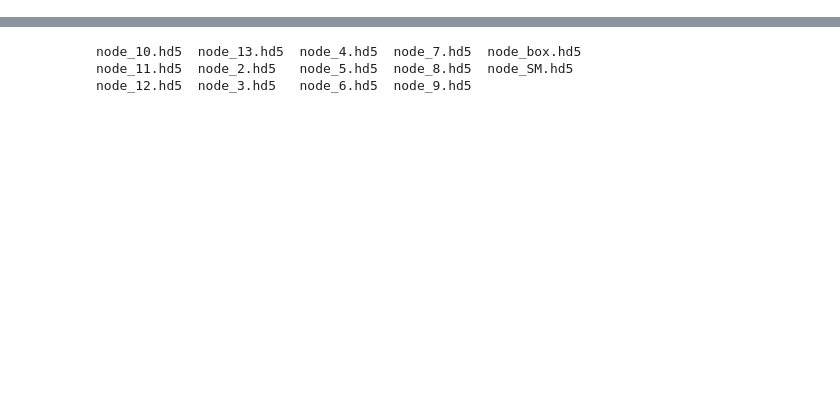
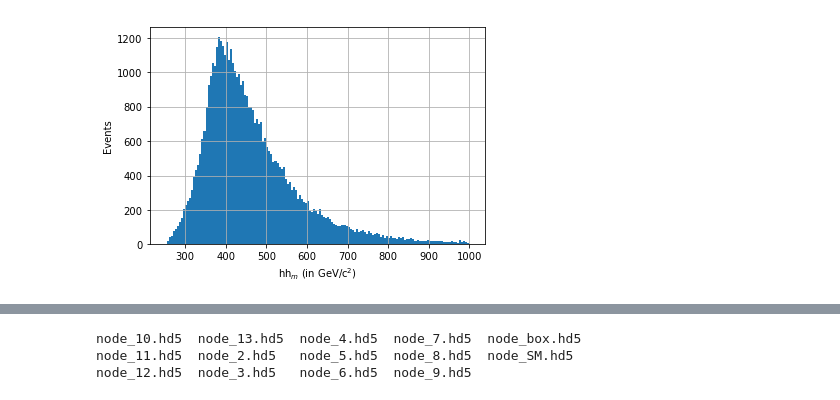
Before and after one commit to gitanjalipoddar/HHbbgg_ETH, a Jupyter notebook: GenResponse/notebooks/root_to_hdf.ipynb, the cells around one changed output, grey strips where cells are left out. Drawn from its saved outputs; the diff is of its cells as text; code cells hidden in the pictures; blank space fills up the shorter version.

```diff
--- a/GenResponse/notebooks/root_to_hdf.ipynb
+++ b/GenResponse/notebooks/root_to_hdf.ipynb
@@ -311,0 +50,9 @@ plt.savefig("cos_theta_gg_category_mx.png")
+# %%
+plt.figure(1)
+dfs["node_SM"].hh_m.hist(range=[250,1000],bins=150)
+plt.ylabel("Events")
+plt.xlabel("hh$_m$ (in GeV/c$^2$)")
+plt.show()
+#plt.savefig("hh_m.png")
+# %% [output]
+[figure, added]
```
Also changed, not shown: parts of 82 cells of this notebook.
